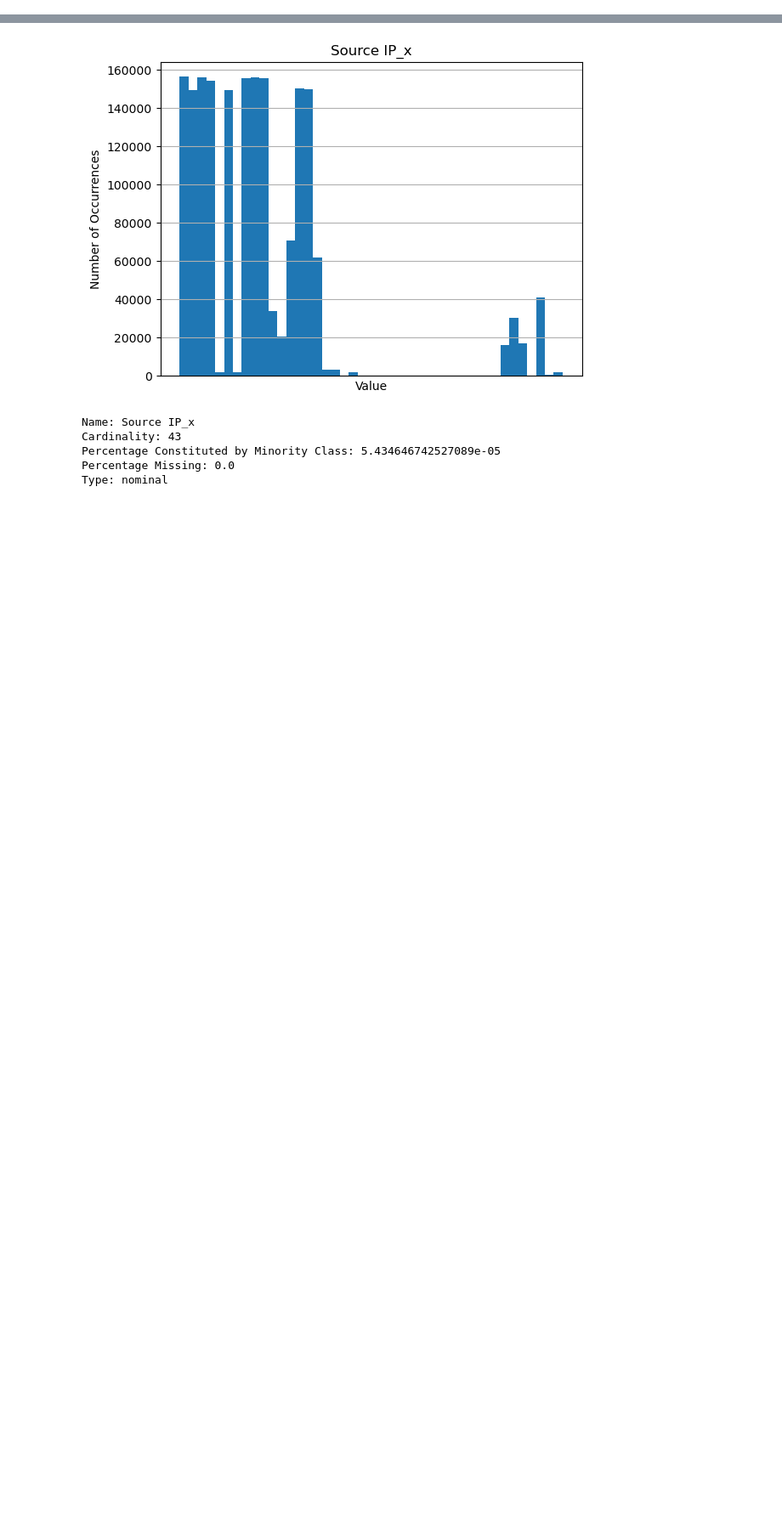
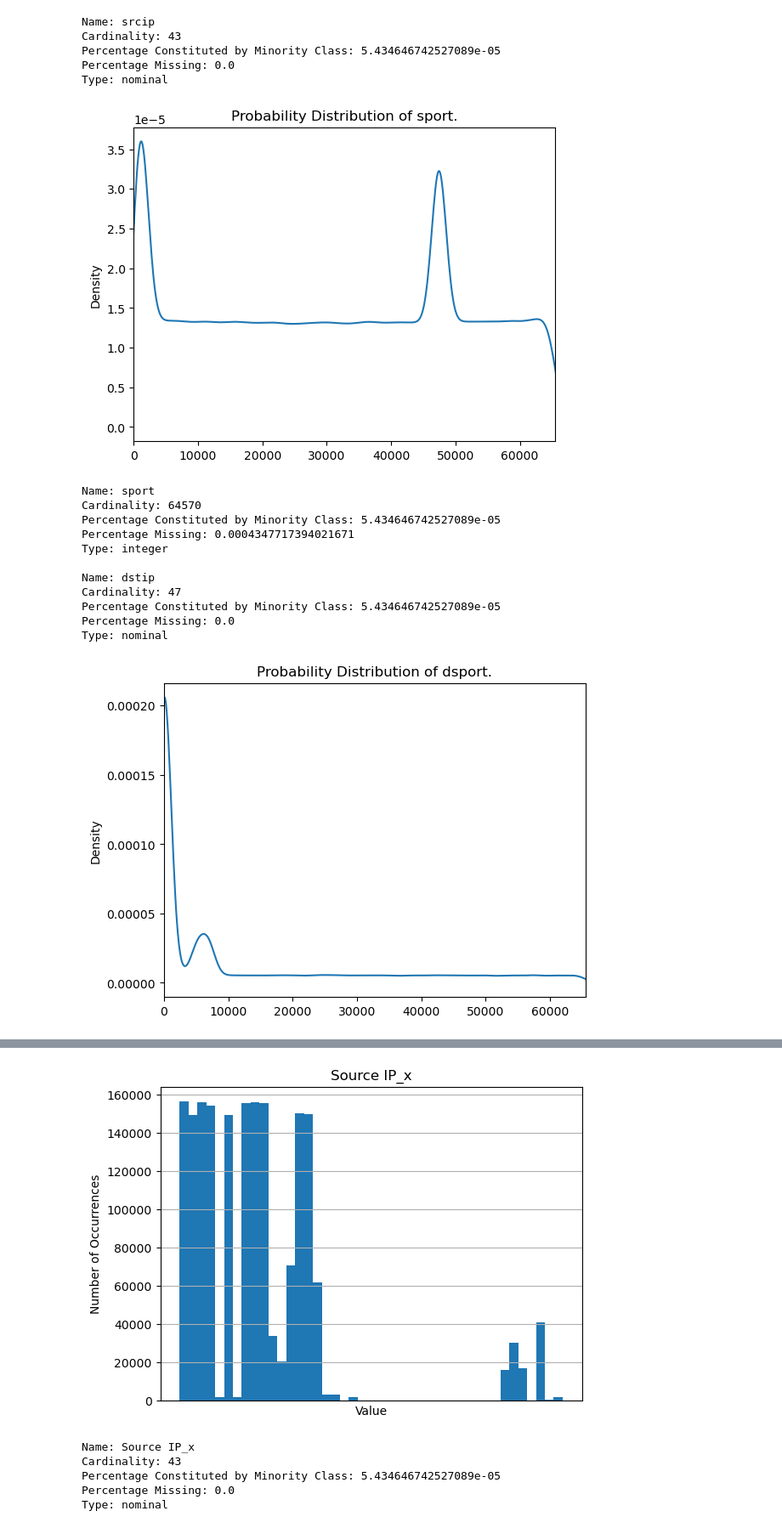
Before and after one commit to CastOrdo/TabMT, a Jupyter notebook: data_analysis.ipynb, the cells around one changed output, grey strips where cells are left out. Shown at 85% size. Drawn from its saved outputs; the diff is of its cells as text; code cells hidden in the pictures; blank space fills up the shorter version.

```diff
--- a/data_analysis.ipynb
+++ b/data_analysis.ipynb
@@ -14,0 +49,37 @@ Recovered from cache!
+# %%
+for i, ft in enumerate(frame.columns):
+    num_opt = len(frame[ft].dropna().unique())
+    num_missing = sum(frame[ft].isna())
+    num_minority = frame[ft].value_counts(dropna=True, ascending=True).iloc[0]
+    type = dtypes.iloc[i]
+
+    if type != 'nominal':
+        ax = frame[ft].plot.density()
+        ax.set_xlim([0, max(frame[ft])])
+        plt.title(f'Probability Distribution of {ft}.')
+        plt.show()
+
+    print(f'Name: {ft}')
+    print(f'Cardinality: {num_opt}')
+    print(f'Percentage Constituted by Minority Class: {100* num_minority / len(frame)}')
+    print(f'Percentage Missing: {100 * num_missing / len(frame)}')
+    print(f'Type: {type}\n')
+# %% [output]
+Name: srcip
+Cardinality: 43
+Percentage Constituted by Minority Class: 5.434646742527089e-05
+Percentage Missing: 0.0
+Type: nominal
+[figure, added]
+Name: sport
+Cardinality: 64570
+Percentage Constituted by Minority Class: 5.434646742527089e-05
+Percentage Missing: 0.0004347717394021671
+Type: integer
+
+Name: dstip
+Cardinality: 47
+Percentage Constituted by Minority Class: 5.434646742527089e-05
+Percentage Missing: 0.0
+Type: nominal
+[figure, added]
```
Also changed, not shown: parts of 9 cells of this notebook, 2 other files.
